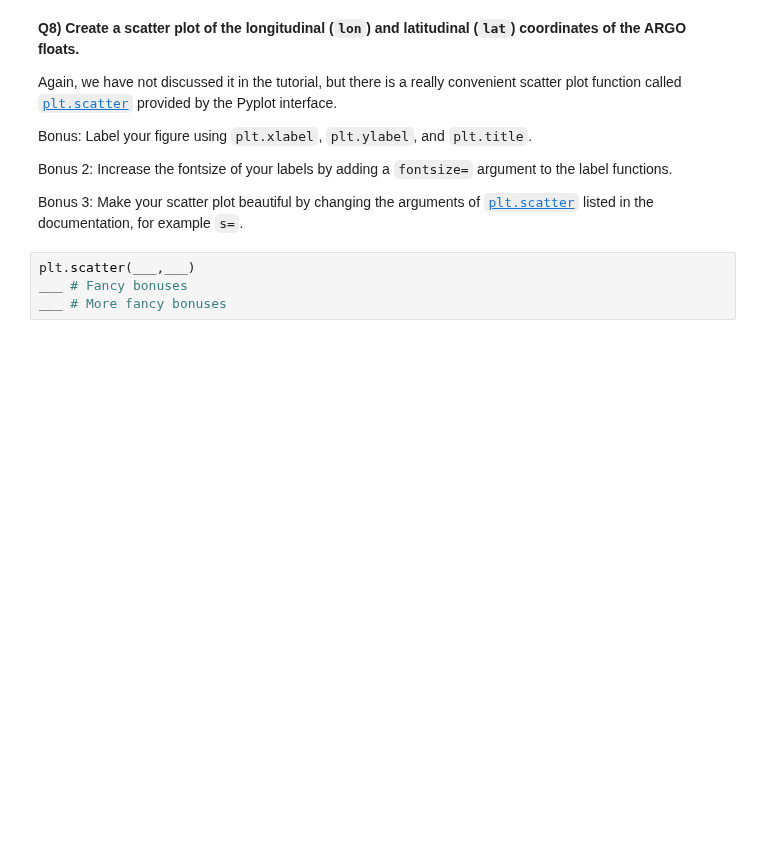
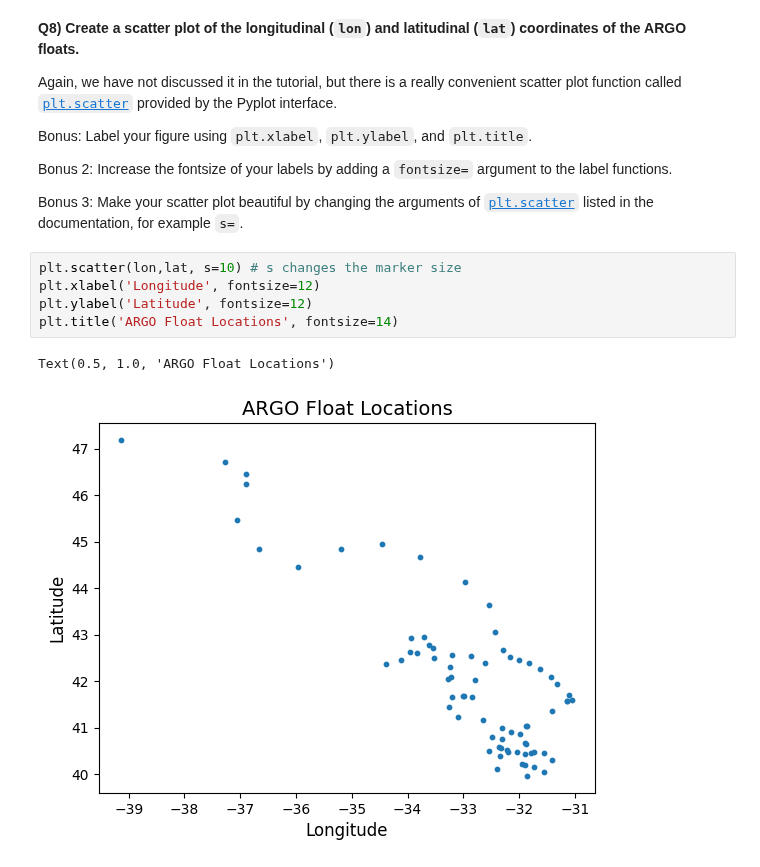
Before and after one commit to noegaill/2025_Intro_Python, a Jupyter notebook: notebook/W2_S1.ipynb, the cells around one changed output. Cells and saved outputs as stored; diff of their text form; blank space fills up the shorter version.

```diff
--- a/notebook/W2_S1.ipynb
+++ b/notebook/W2_S1.ipynb
@@ -265,7 +300,11 @@ Bonus: Label your figure using `plt.xlabel`, `plt.ylabel`, and `plt.title`.
 Bonus 2: Increase the fontsize of your labels by adding a `fontsize=` argument to the label functions.
 
 Bonus 3: Make your scatter plot beautiful by changing the arguments of [`plt.scatter`](https://matplotlib.org/stable/api/_as_gen/matplotlib.pyplot.scatter.html) listed in the documentation, for example `s=`.
-# %%
-plt.scatter(___,___)
-___ # Fancy bonuses
-___ # More fancy bonuses
+# %%
+plt.scatter(lon,lat, s=10) # s changes the marker size
+plt.xlabel('Longitude', fontsize=12)
+plt.ylabel('Latitude', fontsize=12)
+plt.title('ARGO Float Locations', fontsize=14)
+# %% [output]
+Text(0.5, 1.0, 'ARGO Float Locations')
+[figure, added]
```
Also changed, not shown: parts of 19 cells of this notebook.
